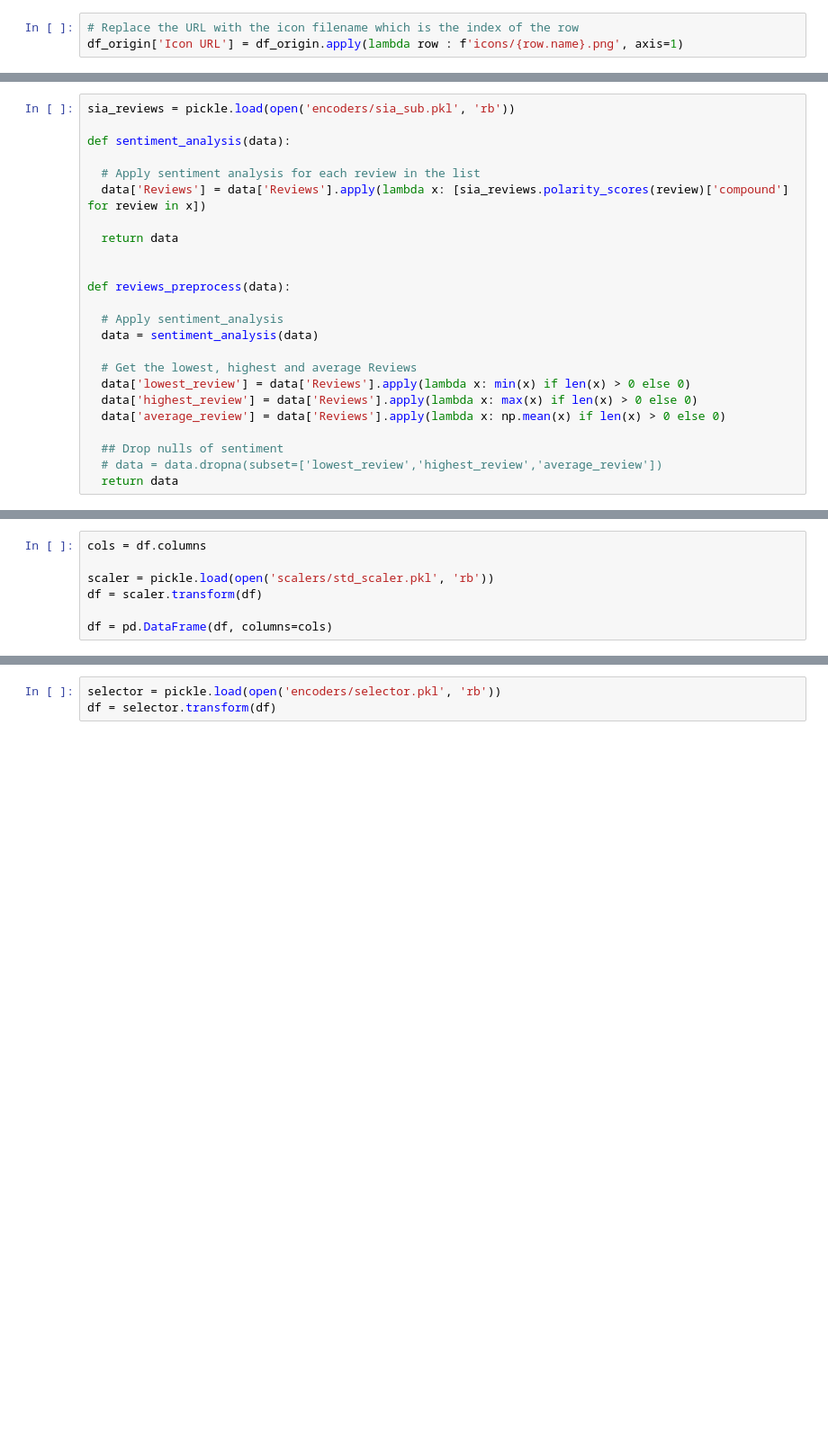
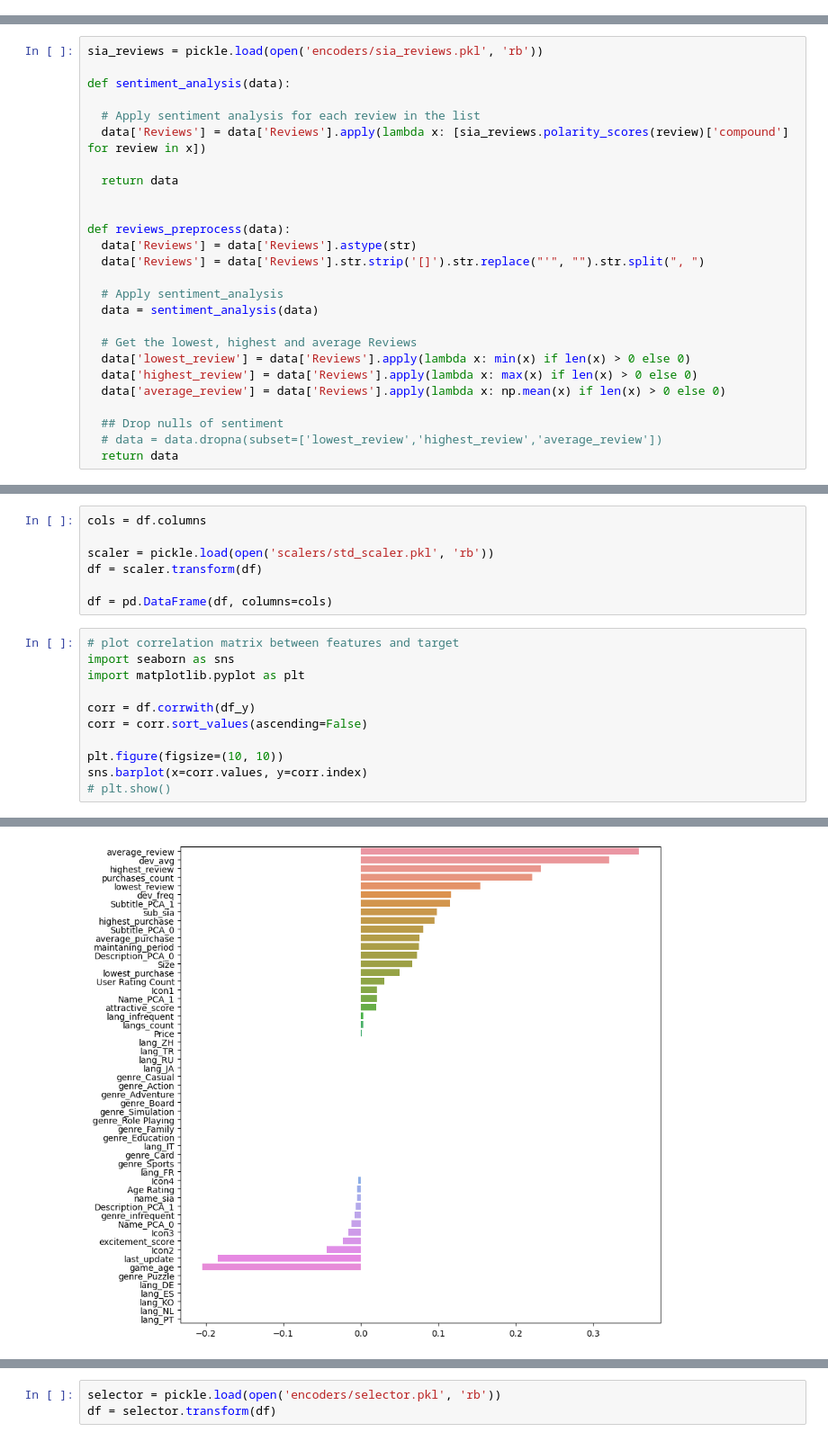
Before and after one commit to yusufnasserdev/games-rating-model, a Jupyter notebook: Phase1/test.ipynb, the cells around one changed output, grey strips where cells are left out. Shown at 90% size. Drawn from its saved outputs; the diff is of its cells as text; blank space fills up the shorter version.

```diff
--- a/Phase1/test.ipynb
+++ b/Phase1/test.ipynb
@@ -50,13 +51,10 @@ if not os.path.exists('icons_test'):
 for i, row in tqdm(df_origin.iterrows(), total=df_origin.shape[0]):
     if not os.path.exists(f'icons_test/{i}.png'):
         download_image(row['Icon URL'], f'icons_test/{i}.png')
-# %%
-# Replace the URL with the icon filename which is the index of the row
-df_origin['Icon URL'] = df_origin.apply(lambda row : f'icons/{row.name}.png', axis=1)
 # %% [markdown]
 ## Reviews
 # %%
-sia_reviews = pickle.load(open('encoders/sia_sub.pkl', 'rb'))
+sia_reviews = pickle.load(open('encoders/sia_reviews.pkl', 'rb'))
 
 def sentiment_analysis(data):
 
@@ -67,6 +65,8 @@ def sentiment_analysis(data):
 
 
 def reviews_preprocess(data):
+  data['Reviews'] = data['Reviews'].astype(str)
+  data['Reviews'] = data['Reviews'].str.strip('[]').str.replace("'", "").str.split(", ")
 
   # Apply sentiment_analysis
   data = sentiment_analysis(data)
@@ -508,3 +508,15 @@ scaler = pickle.load(open('scalers/std_scaler.pkl', 'rb'))
 df = scaler.transform(df)
 
 df = pd.DataFrame(df, columns=cols)
+# %%
+# plot correlation matrix between features and target
+import seaborn as sns
+import matplotlib.pyplot as plt
+
+corr = df.corrwith(df_y)
+corr = corr.sort_values(ascending=False)
+
+plt.figure(figsize=(10, 10))
+sns.barplot(x=corr.values, y=corr.index)
+# plt.show()
+# %% [output]
@@ -510,0 +524 @@ df = pd.DataFrame(df, columns=cols)
+[figure, added]
```
Also changed, not shown: parts of 13 cells of this notebook, 22 other files.
